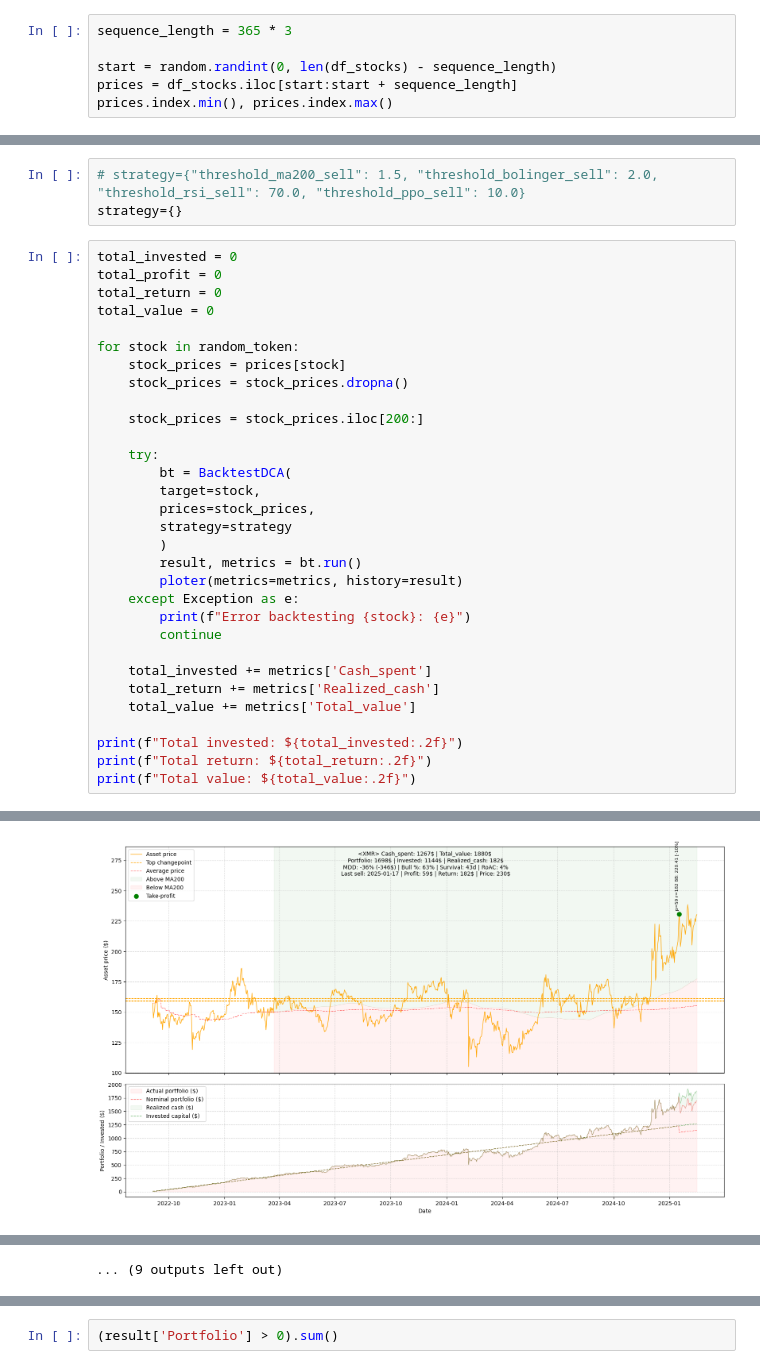
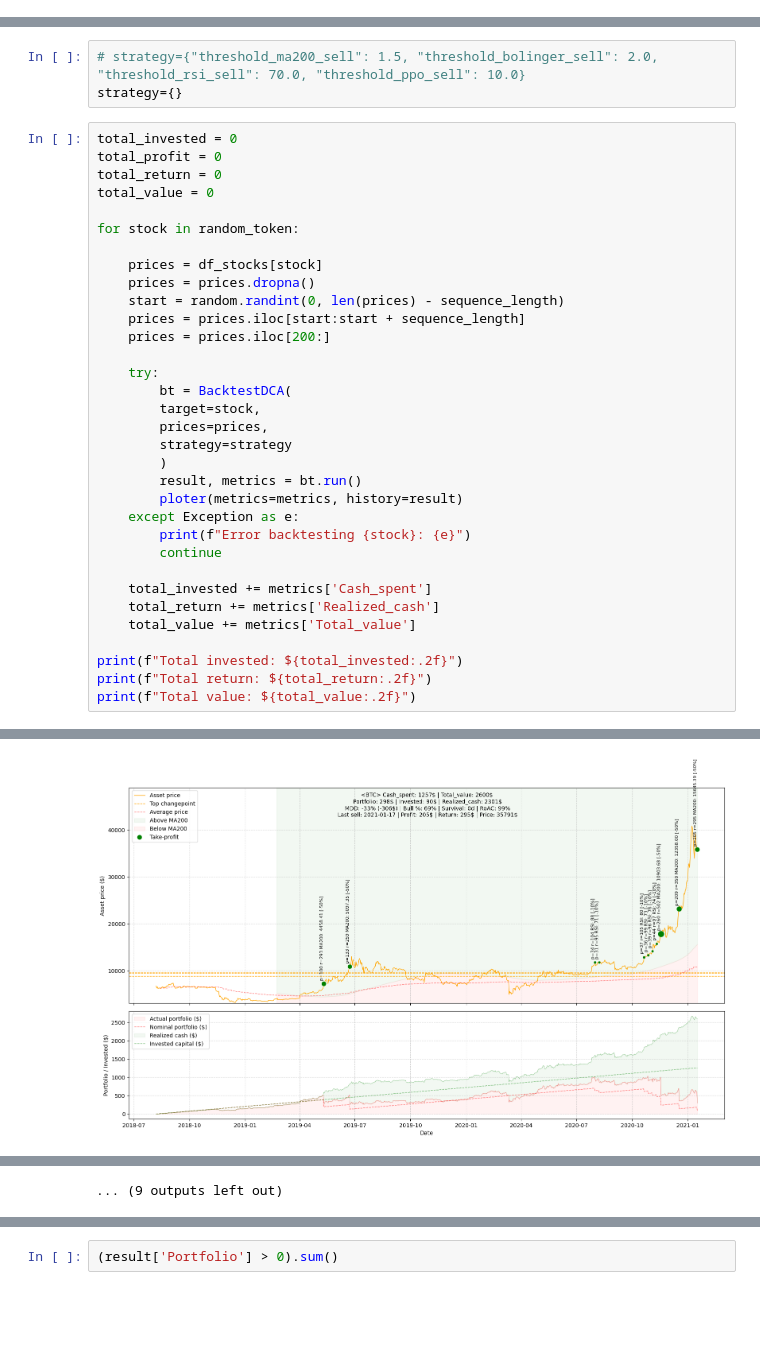
Before and after one commit to Familenko/DCA, a Jupyter notebook: notebooks/plot_all_token.ipynb, the cells around one changed output, grey strips where cells are left out. Drawn from its saved outputs; the diff is of its cells as text; blank space fills up the shorter version.

Commit message:
fix series length for testing

```diff
--- a/notebooks/plot_all_token.ipynb
+++ b/notebooks/plot_all_token.ipynb
@@ -34,6 +33,0 @@ df_stocks
-# %%
-sequence_length = 365 * 3
-
-start = random.randint(0, len(df_stocks) - sequence_length)
-prices = df_stocks.iloc[start:start + sequence_length]
-prices.index.min(), prices.index.max()
@@ -56,15 +50,17 @@ total_return = 0
 total_value = 0
 
 for stock in random_token:
-    stock_prices = prices[stock]
-    stock_prices = stock_prices.dropna()
 
-    stock_prices = stock_prices.iloc[200:]
+    prices = df_stocks[stock]
+    prices = prices.dropna()
+    start = random.randint(0, len(prices) - sequence_length)
+    prices = prices.iloc[start:start + sequence_length]
+    prices = prices.iloc[200:]
 
     try:
         bt = BacktestDCA(
         target=stock,
-        prices=stock_prices,
+        prices=prices,
         strategy=strategy
         )
         result, metrics = bt.run()
@@ -92 +88 @@ print(f"Total value: ${total_value:.2f}")
-[figure, old version]
+[figure, new version]
```
Also changed, not shown: parts of 7 cells of this notebook, 4 other files.
